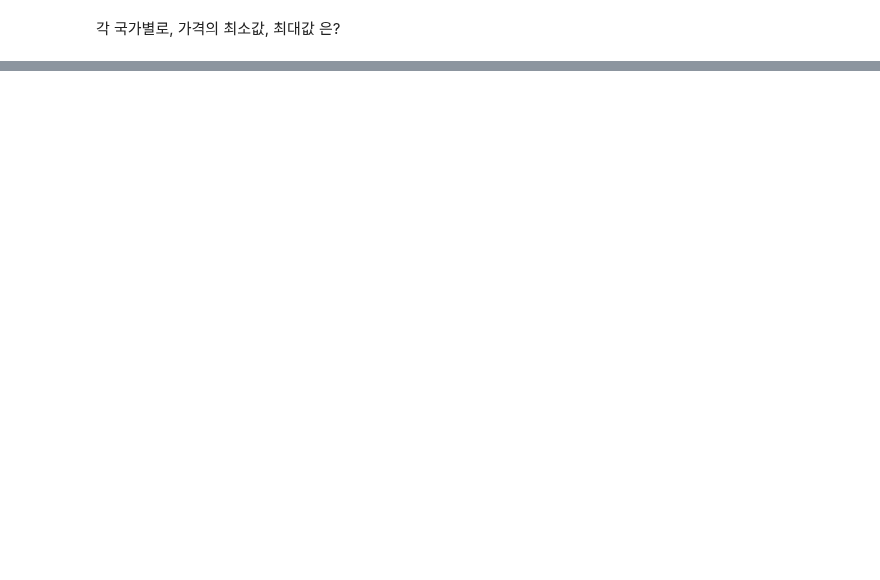
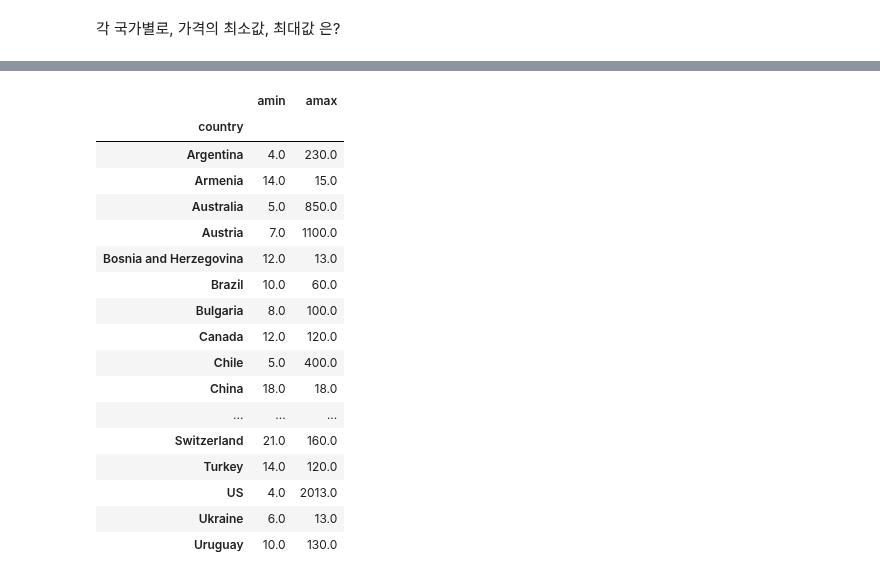
Before and after one commit to terrificmn/codingClass, a Jupyter notebook: data-vision-school/day04/2.d 실습 Pandas-3.ipynb, the cells around one changed output, grey strips where cells are left out. Drawn from its saved outputs; the diff is of its cells as text; code cells hidden in the pictures; blank space fills up the shorter version.

```diff
--- a/data-vision-school/day04/2.d 실습 Pandas-3.ipynb
+++ b/data-vision-school/day04/2.d 실습 Pandas-3.ipynb
@@ -170,0 +409,29 @@ reviews.loc[ reviews['description'] == 'tropical', ]
+# %%
+import numpy as np
+각 국가별로, 가격의 최소값, 최대값
+
+#agg()
+# aggration 집계하는 함수
+# 2개의 함수를 적용할 수 있게 해줌
+# 먼저 그룹바이를 해줌
+# 그다음 price 컬럼을  numpy의 min, max를 사용
+reviews.groupby('country').price.agg( [np.min, np.max] )
+# %% [output]
+|  | amin | amax |
+| country |  |  |
+| Argentina | 4.0 | 230.0 |
+| Armenia | 14.0 | 15.0 |
+| Australia | 5.0 | 850.0 |
+| Austria | 7.0 | 1100.0 |
+| Bosnia and Herzegovina | 12.0 | 13.0 |
+| Brazil | 10.0 | 60.0 |
+| Bulgaria | 8.0 | 100.0 |
+| Canada | 12.0 | 120.0 |
+| Chile | 5.0 | 400.0 |
+| China | 18.0 | 18.0 |
+| ... | ... | ... |
+| Switzerland | 21.0 | 160.0 |
+| Turkey | 14.0 | 120.0 |
+| US | 4.0 | 2013.0 |
+| Ukraine | 6.0 | 13.0 |
+| Uruguay | 10.0 | 130.0 |
```
Also changed, not shown: parts of 47 cells of this notebook, 23 other files.
